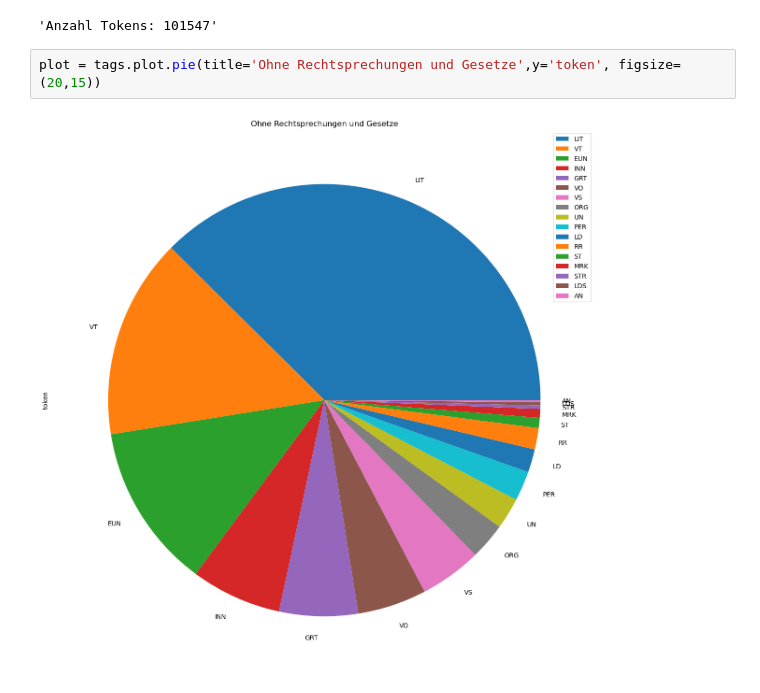
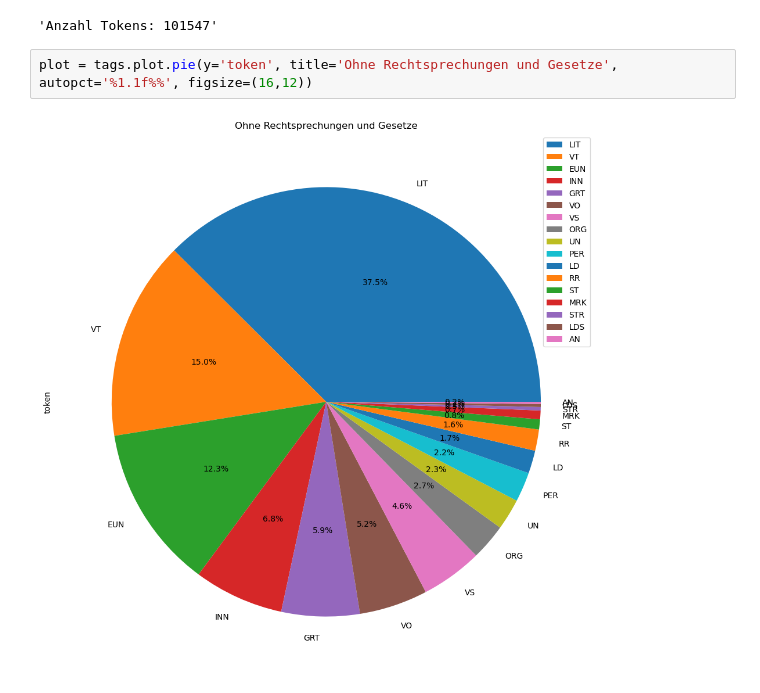
Before and after one commit to stefankrueger/flairPlayground, a Jupyter notebook: notebooks/ler_data_analysis.ipynb, the cells around one changed output. Drawn from its saved outputs; the diff is of its cells as text.

```diff
--- a/notebooks/ler_data_analysis.ipynb
+++ b/notebooks/ler_data_analysis.ipynb
@@ -118,6 +118,6 @@ tokenSum = tags['token'].sum()
 # %% [output]
 'Anzahl Tokens: 101547'
 # %%
-plot = tags.plot.pie(title='Ohne Rechtsprechungen und Gesetze',y='token', figsize=(20,15))
+plot = tags.plot.pie(y='token', title='Ohne Rechtsprechungen und Gesetze', autopct='%1.1f%%', figsize=(16,12))
 # %% [output]
-[figure, old version]
+[figure, new version]
```
Also changed, not shown: parts of 2 cells of this notebook.
